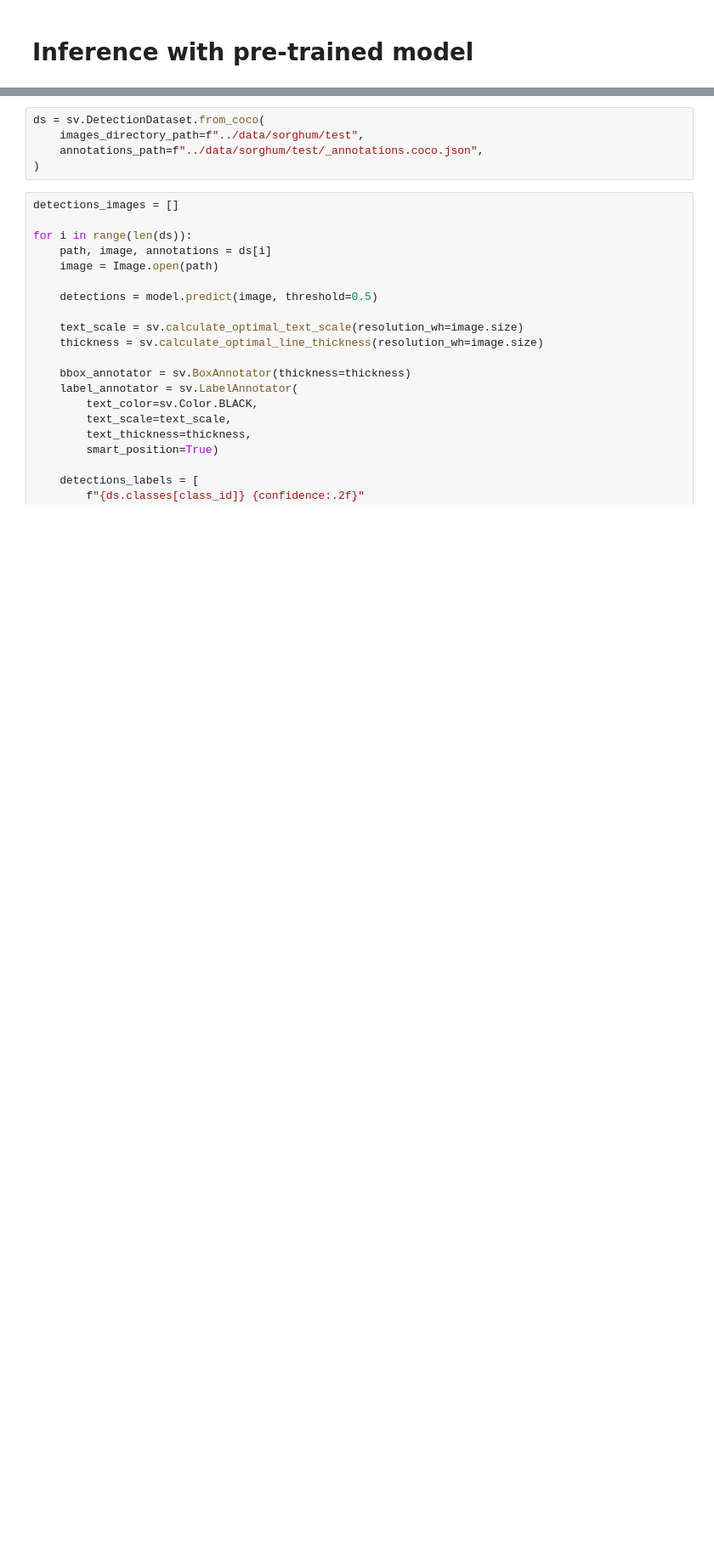
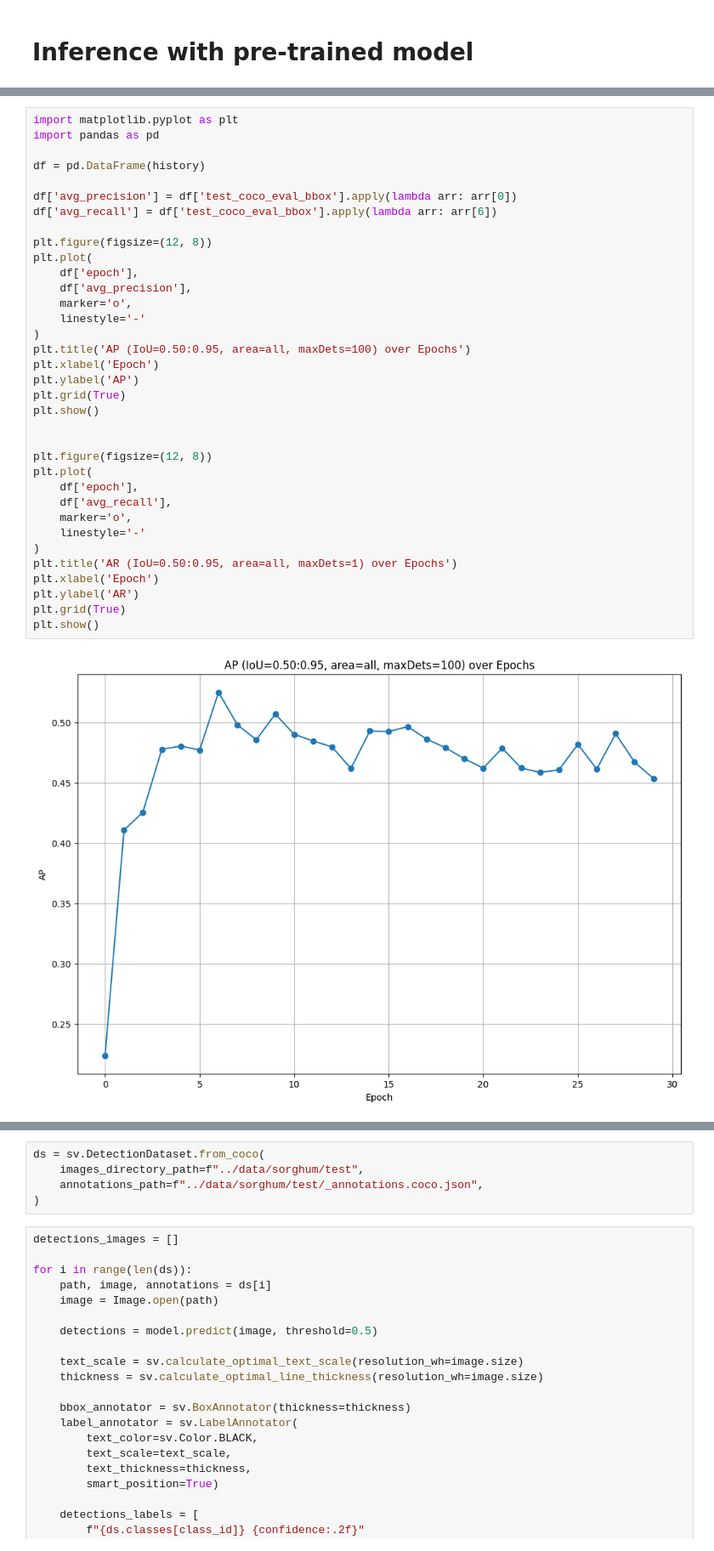
Before and after one commit to fernandoseara/RF-DETR-AgriVision, a Jupyter notebook: src/explore.ipynb, the cells around one changed output, grey strips where cells are left out. Shown at 85% size. Cells and saved outputs as stored; diff of their text form; blank space fills up the shorter version.

```diff
--- a/src/explore.ipynb
+++ b/src/explore.ipynb
@@ -66,0 +109,37 @@ KeyboardInterrupt:
+# %%
+import matplotlib.pyplot as plt
+import pandas as pd
+
+df = pd.DataFrame(history)
+
+df['avg_precision'] = df['test_coco_eval_bbox'].apply(lambda arr: arr[0])
+df['avg_recall'] = df['test_coco_eval_bbox'].apply(lambda arr: arr[6])
+
+plt.figure(figsize=(12, 8))
+plt.plot(
+    df['epoch'],
+    df['avg_precision'],
+    marker='o',
+    linestyle='-'
+)
+plt.title('AP (IoU=0.50:0.95, area=all, maxDets=100) over Epochs')
+plt.xlabel('Epoch')
+plt.ylabel('AP')
+plt.grid(True)
+plt.show()
+
+
+plt.figure(figsize=(12, 8))
+plt.plot(
+    df['epoch'],
+    df['avg_recall'],
+    marker='o',
+    linestyle='-'
+)
+plt.title('AR (IoU=0.50:0.95, area=all, maxDets=1) over Epochs')
+plt.xlabel('Epoch')
+plt.ylabel('AR')
+plt.grid(True)
+plt.show()
+# %% [output]
+[figure, added]
```
Also changed, not shown: parts of 10 cells of this notebook, 3 other files.
